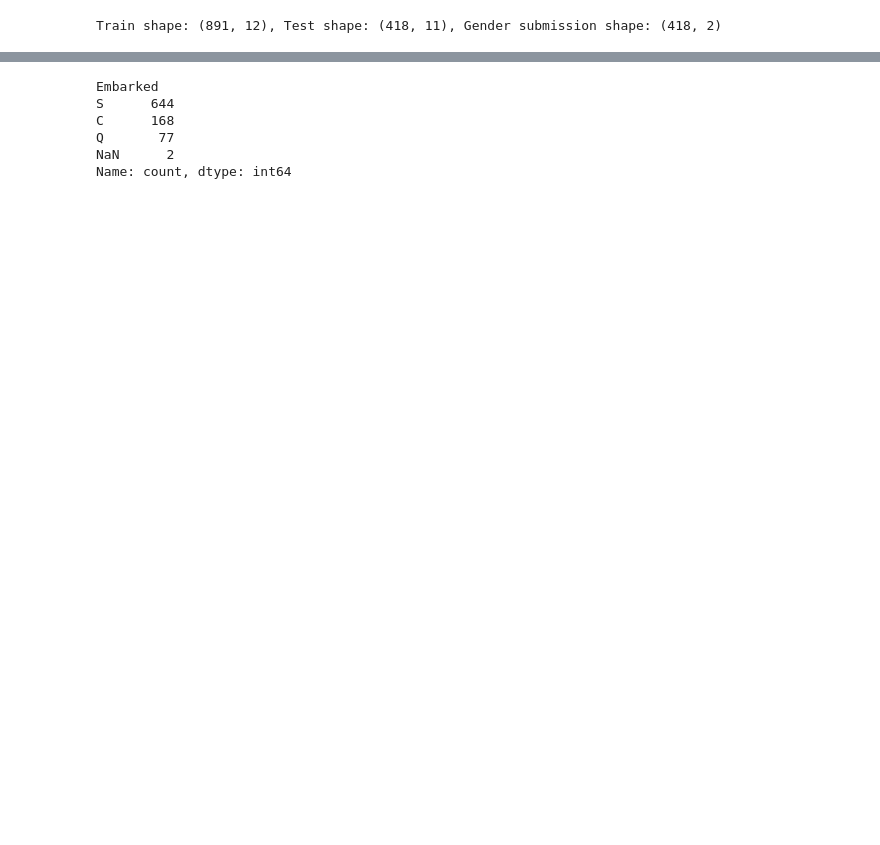
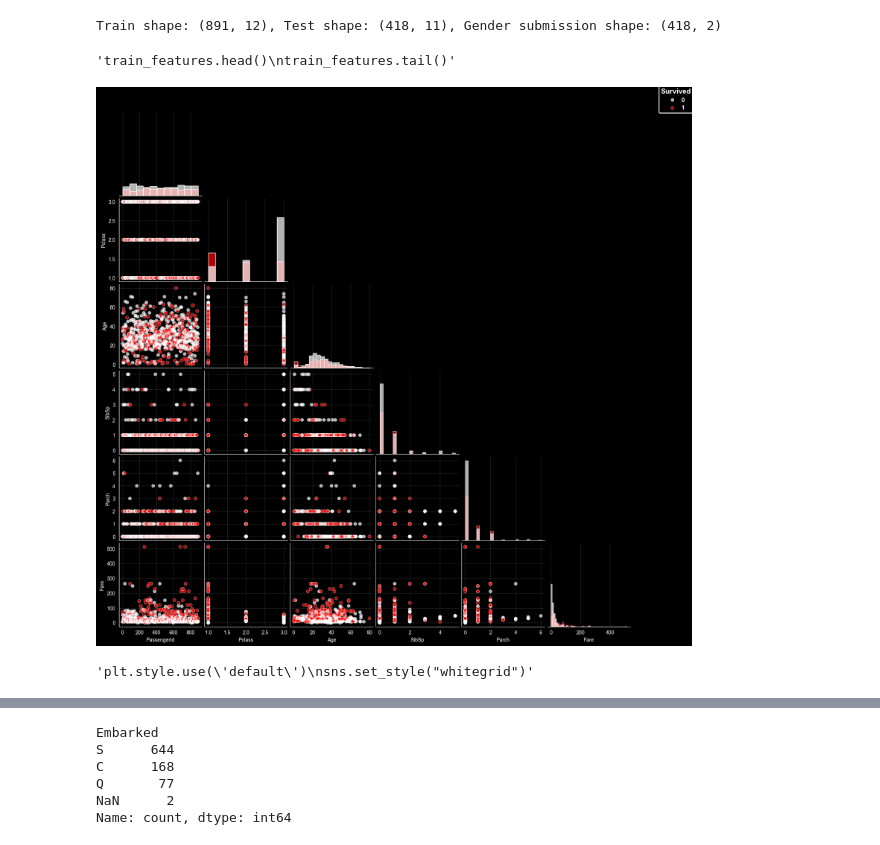
Before and after one commit to csernabalint/Titanic_prediction_practice, a Jupyter notebook: main.ipynb, the cells around one changed output, grey strips where cells are left out. Saved outputs shown, nothing was run; the diff lists cells and outputs as text; code cells hidden in the pictures; blank space fills up the shorter version.

```diff
--- a/main.ipynb
+++ b/main.ipynb
@@ -36,4 +45,10 @@ train = pd.read_csv('titanic\\train.csv')
 print(f"Train shape: {train.shape}, Test shape: {test.shape}, Gender submission shape: {gender_submission.shape}")
 # %% [output]
 Train shape: (891, 12), Test shape: (418, 11), Gender submission shape: (418, 2)
+# %%
+# Look at the data
+'''train_features.head()
+train_features.tail()'''
+# %% [output]
+'train_features.head()\ntrain_features.tail()'
 # %%
@@ -44 +59,51 @@ train_features = train.drop(columns =['Survived']).copy()
+# %%
+# Visualize the data on a Pairplot
+numeric_cols = train.select_dtypes(include=['int64', 'float64']).columns.tolist()
+
+plot_cols = [col for col in numeric_cols if col != 'Survived'] + ['Survived']
+# Drop missing values because pairplot cannot handle NaN values
+plot_data = train[plot_cols].dropna()
+
+# Set style with black background
+plt.style.use('dark_background')
+sns.set_style("dark")
+
+# Pairplot
+g = sns.pairplot(plot_data, hue='Survived', diag_kind='hist', corner=True,
+                 plot_kws={'alpha': 0.7, 's': 40},
+                 diag_kws={'alpha': 0.7},
+                 palette=['white', 'red'])
+
+g.figure.patch.set_facecolor('black')
+for ax in g.axes.flat:
+    if ax:
+        ax.set_facecolor('black')
+        ax.grid(True, alpha=0.3, color='gray')
+        ax.tick_params(colors='white')
+        ax.xaxis.label.set_color('white')
+        ax.yaxis.label.set_color('white')
+
+legend = g._legend
+if legend:
+    legend.set_frame_on(True)
+    legend.get_frame().set_facecolor('black')
+    legend.get_frame().set_edgecolor('white')
+    legend.get_frame().set_linewidth(2)
+
+    for text in legend.get_texts():
+        text.set_color('white')
+        text.set_fontsize(12)
+        text.set_weight('bold')
+
+    legend.set_bbox_to_anchor((1.05, 1))
+    legend.set_title('Survived', prop={'size': 14, 'weight': 'bold'})
+    legend.get_title().set_color('white')
+
+plt.show();
+# Reset style back to default
+'''plt.style.use('default')
+sns.set_style("whitegrid")'''
+# %% [output]
+[figure, added]
+'plt.style.use(\'default\')\nsns.set_style("whitegrid")'
 # %%
```
Also changed, not shown: parts of 31 cells of this notebook.
